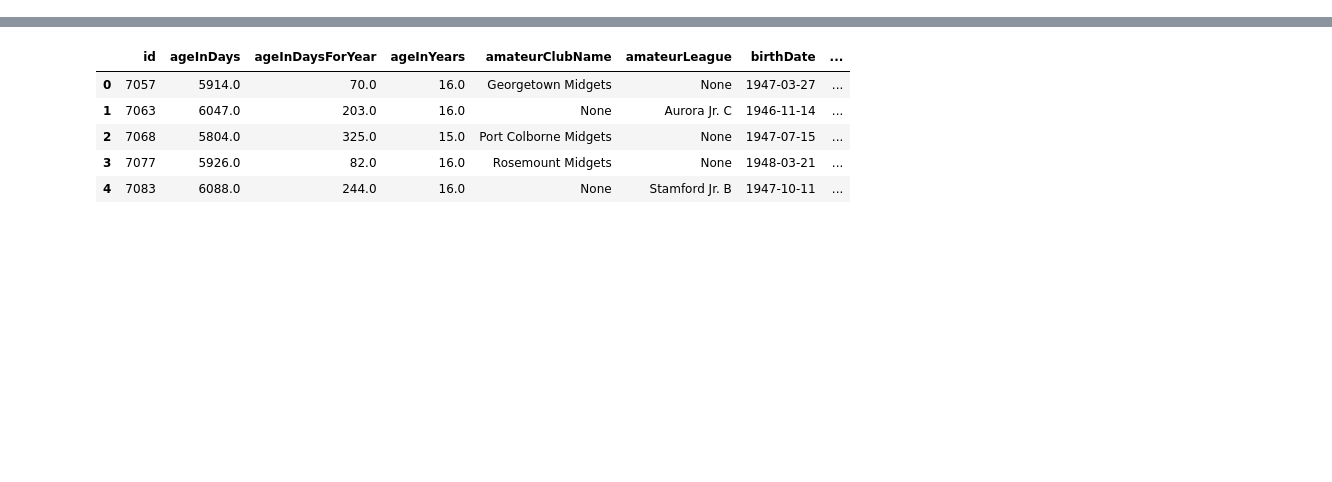
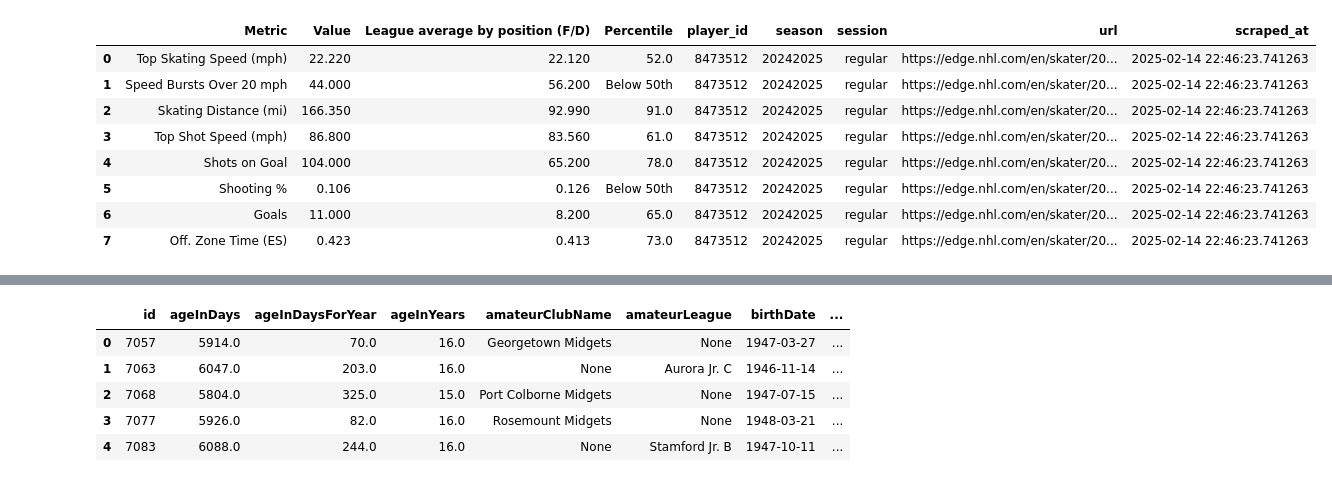
Before and after one commit to maxtixador/nhl_scraper, a Jupyter notebook: notebooks/test_scraper.ipynb, the cells around one changed output, grey strips where cells are left out. Cells and saved outputs as stored; diff of their text form; code cells hidden in the pictures; blank space fills up the shorter version.

```diff
--- a/notebooks/test_scraper.ipynb
+++ b/notebooks/test_scraper.ipynb
@@ -14,3 +24,15 @@ from ftfy import fix_text
 pd.set_option('display.max_columns', None)
 pd.set_option('display.encoding', 'utf-8')
+# %%
+scrapeSkaterOverview(8473512, '20242025', 'regular')
+# %% [output]
+|  | Metric | Value | League average by position (F/D) | Percentile | player_id | season | session | url | scraped_at |
+| 0 | Top Skating Speed (mph) | 22.220 | 22.120 | 52.0 | 8473512 | 20242025 | regular | https://edge.nhl.com/en/skater/20... | 2025-02-14 22:46:23.741263 |
+| 1 | Speed Bursts Over 20 mph | 44.000 | 56.200 | Below 50th | 8473512 | 20242025 | regular | https://edge.nhl.com/en/skater/20... | 2025-02-14 22:46:23.741263 |
+| 2 | Skating Distance (mi) | 166.350 | 92.990 | 91.0 | 8473512 | 20242025 | regular | https://edge.nhl.com/en/skater/20... | 2025-02-14 22:46:23.741263 |
+| 3 | Top Shot Speed (mph) | 86.800 | 83.560 | 61.0 | 8473512 | 20242025 | regular | https://edge.nhl.com/en/skater/20... | 2025-02-14 22:46:23.741263 |
+| 4 | Shots on Goal | 104.000 | 65.200 | 78.0 | 8473512 | 20242025 | regular | https://edge.nhl.com/en/skater/20... | 2025-02-14 22:46:23.741263 |
+| 5 | Shooting % | 0.106 | 0.126 | Below 50th | 8473512 | 20242025 | regular | https://edge.nhl.com/en/skater/20... | 2025-02-14 22:46:23.741263 |
+| 6 | Goals | 11.000 | 8.200 | 65.0 | 8473512 | 20242025 | regular | https://edge.nhl.com/en/skater/20... | 2025-02-14 22:46:23.741263 |
+| 7 | Off. Zone Time (ES) | 0.423 | 0.413 | 73.0 | 8473512 | 20242025 | regular | https://edge.nhl.com/en/skater/20... | 2025-02-14 22:46:23.741263 |
 # %%
```
Also changed, not shown: parts of 3 cells of this notebook, 17 other files.
